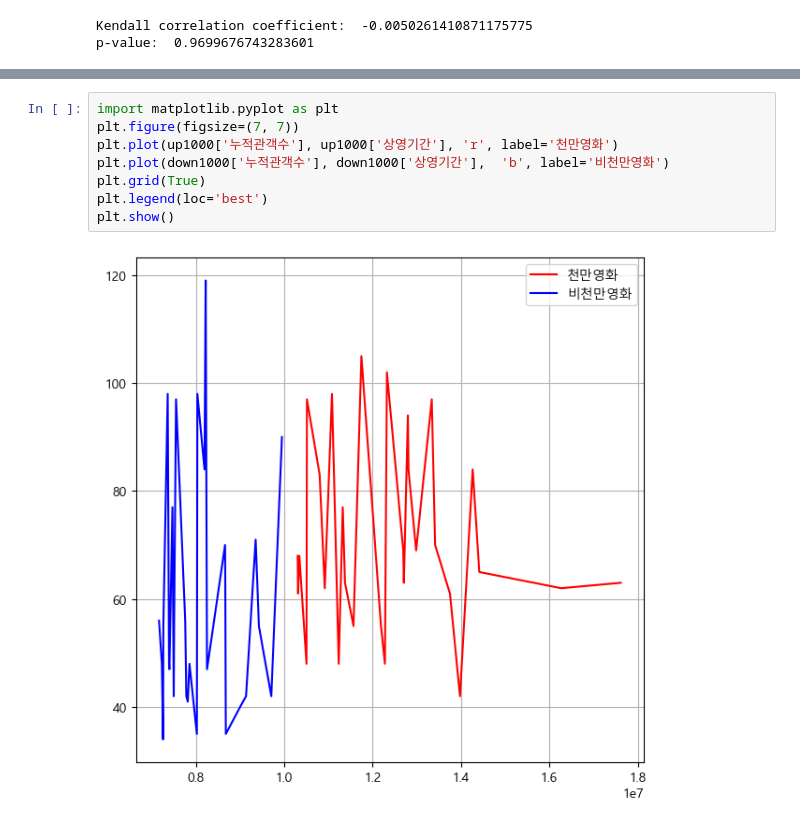
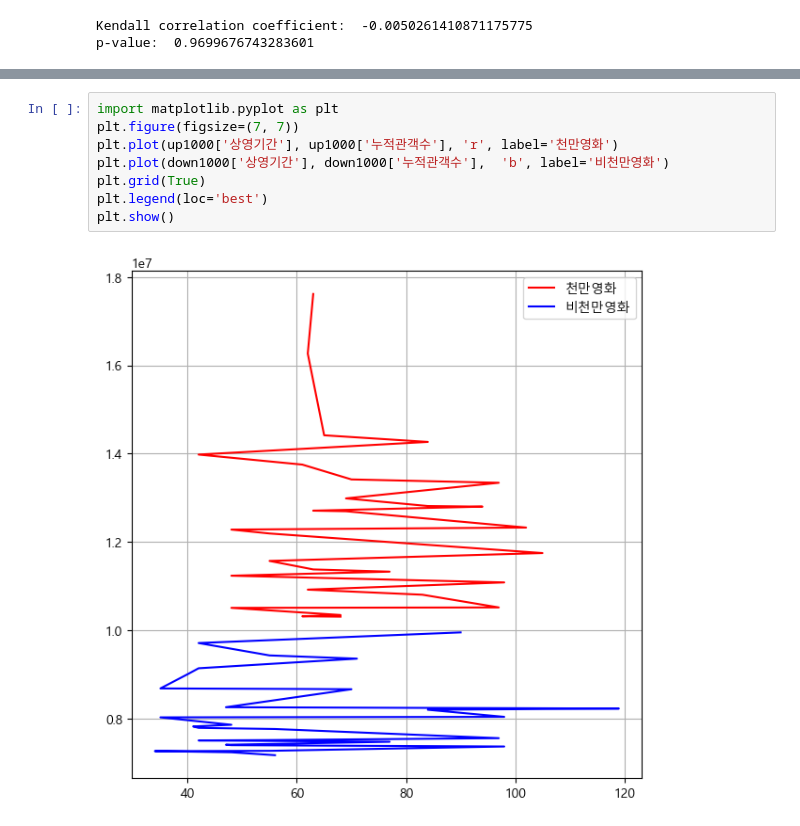
Before and after one commit to zarnits/10M_Movie, a Jupyter notebook: analysis/16__audi by period__tak.ipynb, the cells around one changed output, grey strips where cells are left out. Saved outputs shown, nothing was run; the diff lists cells and outputs as text.

```diff
--- a/analysis/16__audi by period__tak.ipynb
+++ b/analysis/16__audi by period__tak.ipynb
@@ -777,11 +740,11 @@ down1000
 # %%
 import matplotlib.pyplot as plt
 plt.figure(figsize=(7, 7))
-plt.plot(up1000['누적관객수'], up1000['상영기간'], 'r', label='천만영화')
-plt.plot(down1000['누적관객수'], down1000['상영기간'],  'b', label='비천만영화')
+plt.plot(up1000['상영기간'], up1000['누적관객수'], 'r', label='천만영화')
+plt.plot(down1000['상영기간'], down1000['누적관객수'],  'b', label='비천만영화')
 plt.grid(True)
 plt.legend(loc='best')
 plt.show()
 # %% [output]
-[figure, old version]
+[figure, new version]
 # %%
```
Also changed, not shown: parts of 36 cells of this notebook.
